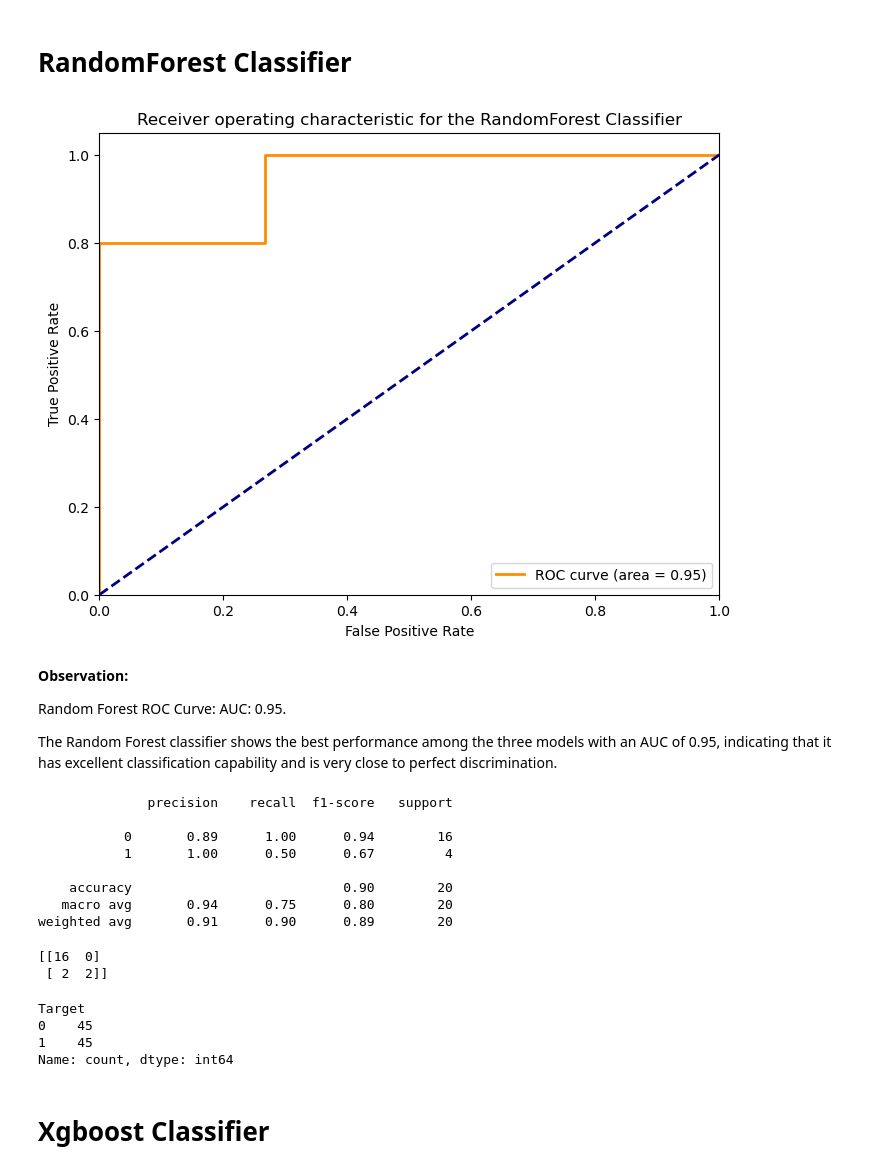
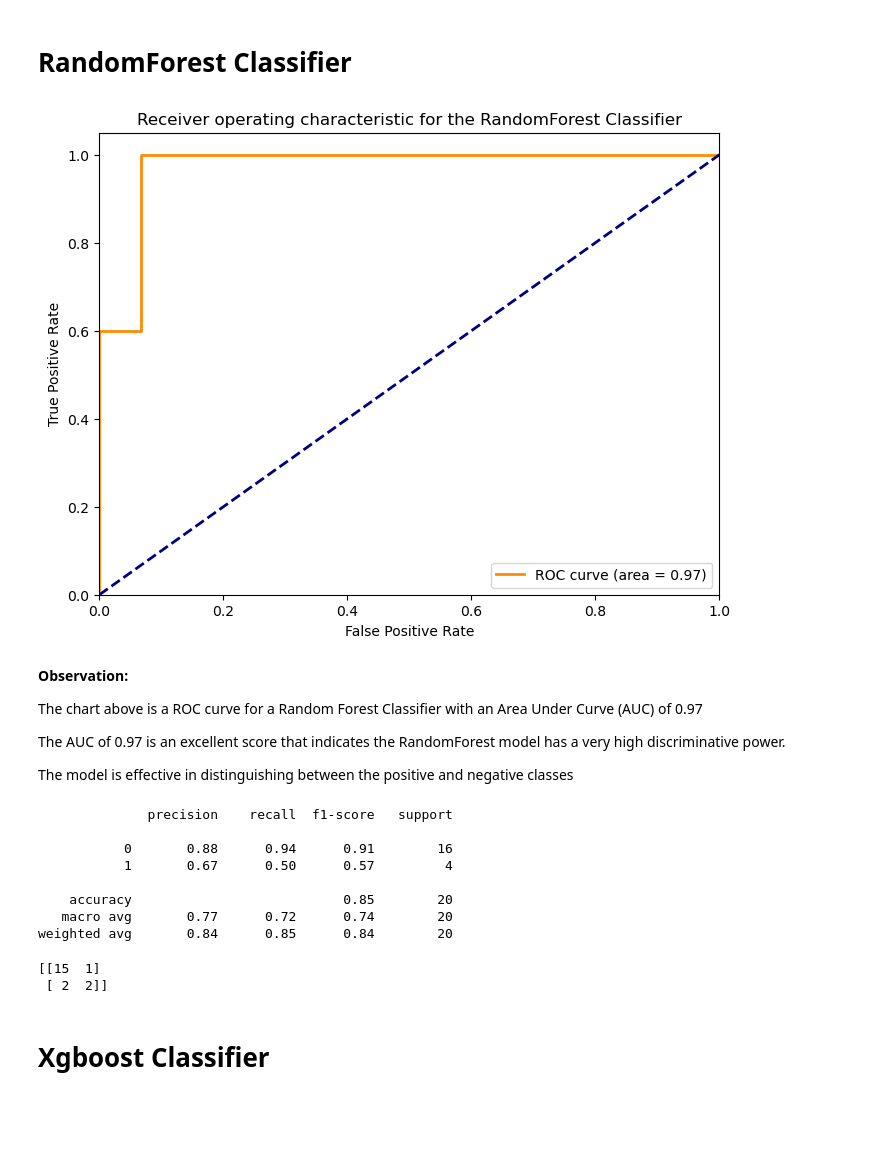
Before and after one commit to Deborahsule/Prostate-Cancer-Prediction-Using-Machine-Learning-, a Jupyter notebook: test.ipynb, the cells around one changed output. Cells and saved outputs as stored; diff of their text form; code cells hidden in the pictures; blank space fills up the shorter version.

```diff
--- a/test.ipynb
+++ b/test.ipynb
@@ -68,8 +61,9 @@ from sklearn.ensemble import RandomForestClassifier
 from sklearn.preprocessing import StandardScaler
 from sklearn.decomposition import PCA
 from sklearn.metrics import accuracy_score, classification_report, confusion_matrix, roc_curve, auc
-from imblearn.over_sampling import SMOTE
 import matplotlib.pyplot as plt
+
+
 
 # Split the data into training, validation, and testing sets
 X = df.drop('Target', axis=1)
@@ -83,15 +77,12 @@ X_train_scaled = scaler.fit_transform(X_train)
 X_val_scaled = scaler.transform(X_val)
 X_test_scaled = scaler.transform(X_test)
 
-# Apply SMOTE to balance the training dataset
-smote = SMOTE(random_state=42)
-X_train_smote, y_train_smote = smote.fit_resample(X_train_scaled, y_train)
-
 # Dimensionality reduction: PCA
 pca = PCA(n_components=5)
-X_train_pca = pca.fit_transform(X_train_smote)
+X_train_pca = pca.fit_transform(X_train_scaled)
 X_val_pca = pca.transform(X_val_scaled)
 X_test_pca = pca.transform(X_test_scaled)
+
 
 # Hyperparameter tuning using GridSearchCV
 param_grid = {
@@ -102,74 +93,70 @@ param_grid = {
 }
 
 grid_search = GridSearchCV(RandomForestClassifier(random_state=42), param_grid, cv=5, scoring='accuracy')
-grid_search.fit(X_train_pca, y_train_smote)
+grid_search.fit(X_train_pca, y_train)
 
 # Get the best hyperparameters and train a new model
 best_params = grid_search.best_params_
 rf = RandomForestClassifier(**best_params, random_state=42)
-rf.fit(X_train_pca, y_train_smote)
+rf.fit(X_train_pca, y_train)
+
 
 # Make predictions on the validation and test sets
 y_val_pred = rf.predict(X_val_pca)
 y_test_pred = rf.predict(X_test_pca)
 
 # Evaluate the model on validation set
 val_accuracy = accuracy_score(y_val, y_val_pred)
 val_class_report = classification_report(y_val, y_val_pred)
 val_confusion_matrix = confusion_matrix(y_val, y_val_pred)
 
 # Evaluate the model on test set
 test_accuracy = accuracy_score(y_test, y_test_pred)
 test_class_report = classification_report(y_test, y_test_pred)
 test_confusion_matrix = confusion_matrix(y_test, y_test_pred)
+
 
 # Compute ROC-AUC curve
 y_val_pred_proba = rf.predict_proba(X_val_pca)[:, 1]
 fpr, tpr, _ = roc_curve(y_val, y_val_pred_proba)
 auc_val = auc(fpr, tpr)
 
 plt.figure(figsize=(8, 6))
 plt.plot(fpr, tpr, color='darkorange', lw=2, label='ROC curve (area = %0.2f)' % auc_val)
 plt.plot([0, 1], [0, 1], color='navy', lw=2, linestyle='--')
 plt.xlim([0.0, 1.0])
 plt.ylim([0.0, 1.05])
 plt.xlabel('False Positive Rate')
 plt.ylabel('True Positive Rate')
 plt.title('Receiver operating characteristic for the RandomForest Classifier')
 plt.legend(loc="lower right")
 plt.show()
 # %% [output]
-[figure, old version]
+[figure, new version]
-# %% [markdown]
-**Observation:**
-
-Random Forest ROC Curve:
-AUC: 0.95.
-
-The Random Forest classifier shows the best performance among the three models with an AUC of 0.95, indicating that it has excellent classification capability and is very close to perfect discrimination.
+# %% [markdown]
+**Observation:**
+
+The chart above is a ROC curve for a Random Forest Classifier with an Area Under Curve (AUC) of 0.97
+
+The AUC of 0.97 is an excellent score that indicates the RandomForest model has a very high discriminative power.
+
+The model is effective in distinguishing between the positive and negative classes
 # %%
 print(test_class_report)
 # %% [output]
               precision    recall  f1-score   support
 
-           0       0.89      1.00      0.94        16
-           1       1.00      0.50      0.67         4
+           0       0.88      0.94      0.91        16
+           1       0.67      0.50      0.57         4
 
-    accuracy                           0.90        20
-   macro avg       0.94      0.75      0.80        20
-weighted avg       0.91      0.90      0.89        20
+    accuracy                           0.85        20
+   macro avg       0.77      0.72      0.74        20
+weighted avg       0.84      0.85      0.84        20
 # %%
 print(test_confusion_matrix)
 # %% [output]
-[[16  0]
+[[15  1]
  [ 2  2]]
-# %%
-y_train_smote.value_counts()
-# %% [output]
-Target
-0    45
-1    45
-Name: count, dtype: int64
 # %% [markdown]
 # Xgboost Classifier
 # %%
```
Also changed, not shown: parts of 16 cells of this notebook.
